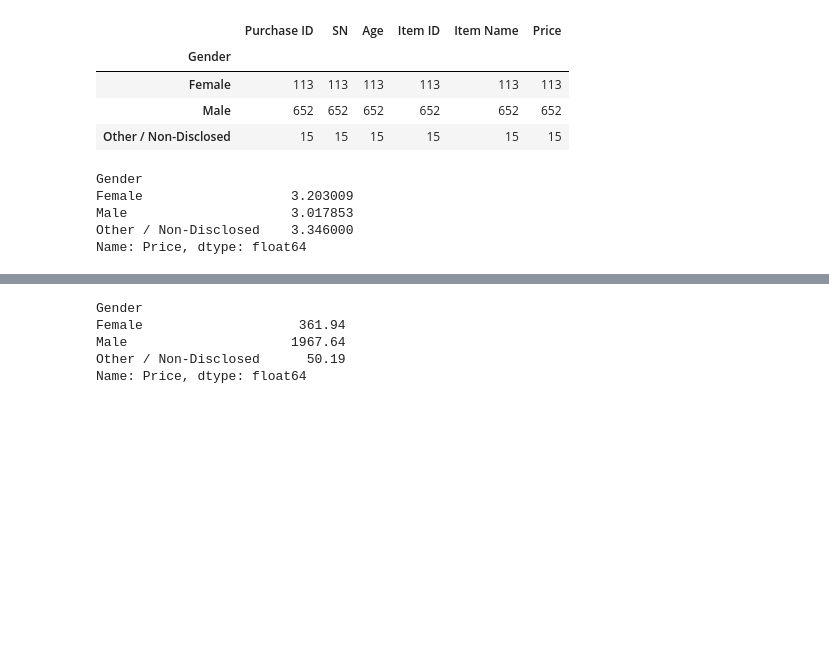
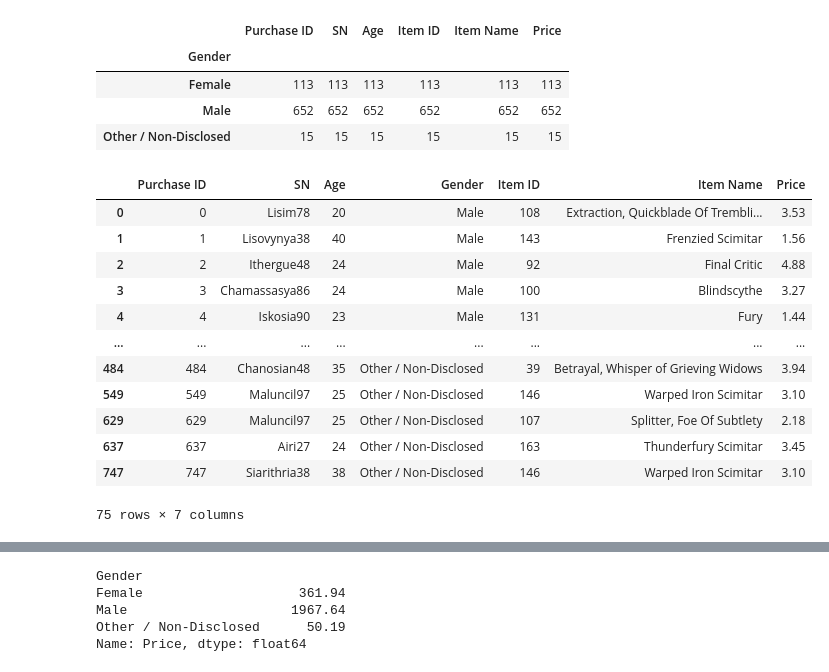
Before and after one commit to Gujaratigirl/Pandas_Challenge, a Jupyter notebook: HeroesOfPymoli/HeroesOfPymoli_starter.ipynb, the cells around one changed output, grey strips where cells are left out. Saved outputs shown, nothing was run; the diff lists cells and outputs as text; code cells hidden in the pictures; blank space fills up the shorter version.

```diff
--- a/HeroesOfPymoli/HeroesOfPymoli_starter.ipynb
+++ b/HeroesOfPymoli/HeroesOfPymoli_starter.ipynb
@@ -178,11 +180,19 @@ Name: Gender, dtype: int64
 | Female | 113 | 113 | 113 | 113 | 113 | 113 |
 | Male | 652 | 652 | 652 | 652 | 652 | 652 |
 | Other / Non-Disclosed | 15 | 15 | 15 | 15 | 15 | 15 |
-# %%
-grouped_gender_df["Price"].mean()
-# %% [output]
-Gender
-Female                   3.203009
-Male                     3.017853
-Other / Non-Disclosed    3.346000
-Name: Price, dtype: float64
+# %%
+grouped_gender_df.head(30)
+# %% [output]
+|  | Purchase ID | SN | Age | Gender | Item ID | Item Name | Price |
+| 0 | 0 | Lisim78 | 20 | Male | 108 | Extraction, Quickblade Of Trembli... | 3.53 |
+| 1 | 1 | Lisovynya38 | 40 | Male | 143 | Frenzied Scimitar | 1.56 |
+| 2 | 2 | Ithergue48 | 24 | Male | 92 | Final Critic | 4.88 |
+| 3 | 3 | Chamassasya86 | 24 | Male | 100 | Blindscythe | 3.27 |
+| 4 | 4 | Iskosia90 | 23 | Male | 131 | Fury | 1.44 |
+| ... | ... | ... | ... | ... | ... | ... | ... |
+| 484 | 484 | Chanosian48 | 35 | Other / Non-Disclosed | 39 | Betrayal, Whisper of Grieving Widows | 3.94 |
+| 549 | 549 | Maluncil97 | 25 | Other / Non-Disclosed | 146 | Warped Iron Scimitar | 3.10 |
+| 629 | 629 | Maluncil97 | 25 | Other / Non-Disclosed | 107 | Splitter, Foe Of Subtlety | 2.18 |
+| 637 | 637 | Airi27 | 24 | Other / Non-Disclosed | 163 | Thunderfury Scimitar | 3.45 |
+| 747 | 747 | Siarithria38 | 38 | Other / Non-Disclosed | 146 | Warped Iron Scimitar | 3.10 |
+75 rows × 7 columns
```
Also changed, not shown: parts of 2 cells of this notebook.
